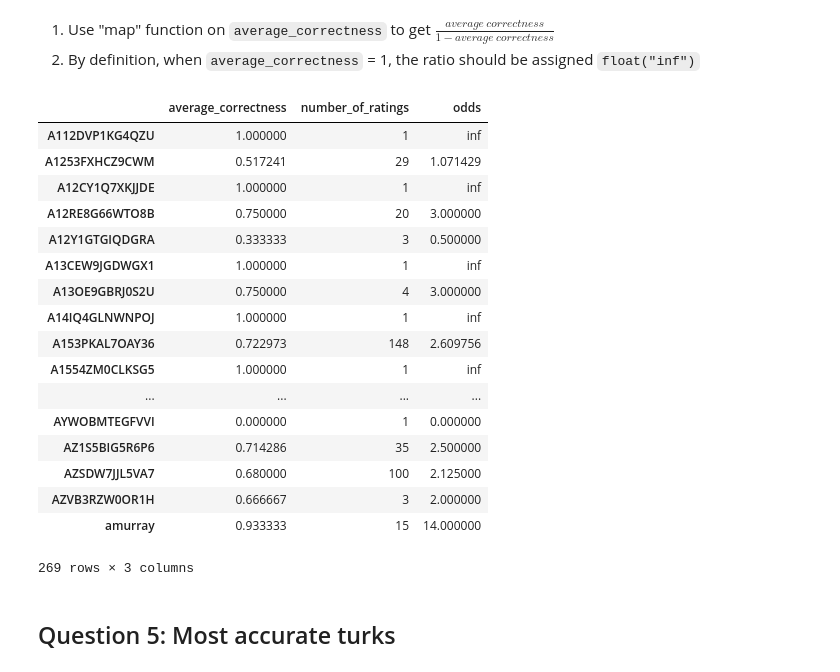
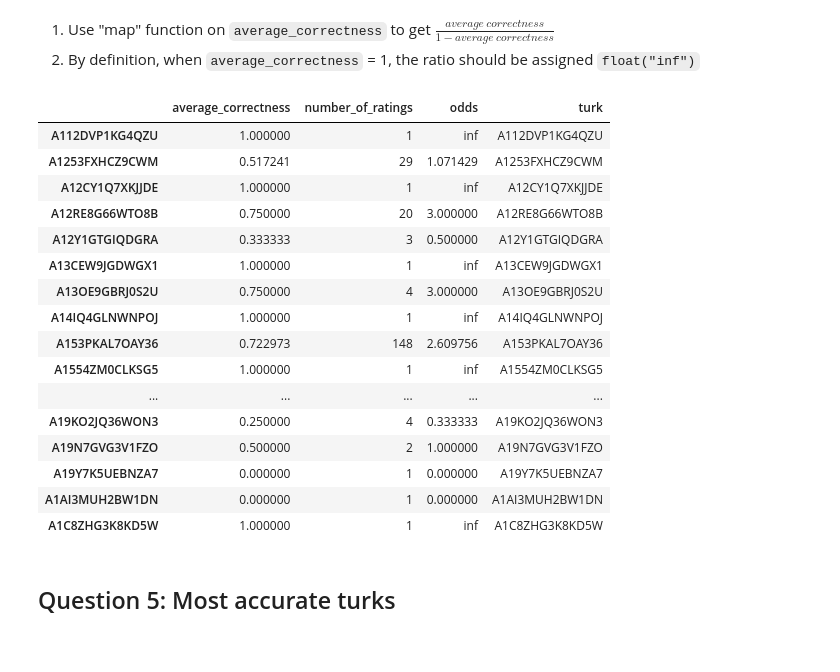
Before and after one commit to jsdelivrbot/git_home, a Jupyter notebook: python/MSBA/HW3/HW3_wenduowang_20160728.ipynb, the cells around one changed output. Cells and saved outputs as stored; diff of their text form; code cells hidden in the pictures.

```diff
--- a/python/MSBA/HW3/HW3_wenduowang_20160728.ipynb
+++ b/python/MSBA/HW3/HW3_wenduowang_20160728.ipynb
@@ -71,26 +71,25 @@ rater_goodness[:10]
 2. By definition, when `average_correctness` = 1, the ratio should be assigned `float("inf")`
 # %%
 rater_goodness["odds"] = rater_goodness["average_correctness"].map(lambda x: x/(1-x) if x < 1 else float("inf"))
-rater_goodness
+rater_goodness[:20]
 # %% [output]
-|  | average_correctness | number_of_ratings | odds |
-| A112DVP1KG4QZU | 1.000000 | 1 | inf |
-| A1253FXHCZ9CWM | 0.517241 | 29 | 1.071429 |
-| A12CY1Q7XKJJDE | 1.000000 | 1 | inf |
-| A12RE8G66WTO8B | 0.750000 | 20 | 3.000000 |
-| A12Y1GTGIQDGRA | 0.333333 | 3 | 0.500000 |
-| A13CEW9JGDWGX1 | 1.000000 | 1 | inf |
-| A13OE9GBRJ0S2U | 0.750000 | 4 | 3.000000 |
-| A14IQ4GLNWNPOJ | 1.000000 | 1 | inf |
-| A153PKAL7OAY36 | 0.722973 | 148 | 2.609756 |
-| A1554ZM0CLKSG5 | 1.000000 | 1 | inf |
-| ... | ... | ... | ... |
-| AYWOBMTEGFVVI | 0.000000 | 1 | 0.000000 |
-| AZ1S5BIG5R6P6 | 0.714286 | 35 | 2.500000 |
-| AZSDW7JJL5VA7 | 0.680000 | 100 | 2.125000 |
-| AZVB3RZW0OR1H | 0.666667 | 3 | 2.000000 |
-| amurray | 0.933333 | 15 | 14.000000 |
+|  | average_correctness | number_of_ratings | odds | turk |
+| A112DVP1KG4QZU | 1.000000 | 1 | inf | A112DVP1KG4QZU |
+| A1253FXHCZ9CWM | 0.517241 | 29 | 1.071429 | A1253FXHCZ9CWM |
+| A12CY1Q7XKJJDE | 1.000000 | 1 | inf | A12CY1Q7XKJJDE |
+| A12RE8G66WTO8B | 0.750000 | 20 | 3.000000 | A12RE8G66WTO8B |
+| A12Y1GTGIQDGRA | 0.333333 | 3 | 0.500000 | A12Y1GTGIQDGRA |
+| A13CEW9JGDWGX1 | 1.000000 | 1 | inf | A13CEW9JGDWGX1 |
+| A13OE9GBRJ0S2U | 0.750000 | 4 | 3.000000 | A13OE9GBRJ0S2U |
+| A14IQ4GLNWNPOJ | 1.000000 | 1 | inf | A14IQ4GLNWNPOJ |
+| A153PKAL7OAY36 | 0.722973 | 148 | 2.609756 | A153PKAL7OAY36 |
+| A1554ZM0CLKSG5 | 1.000000 | 1 | inf | A1554ZM0CLKSG5 |
+| ... | ... | ... | ... | ... |
+| A19KO2JQ36WON3 | 0.250000 | 4 | 0.333333 | A19KO2JQ36WON3 |
+| A19N7GVG3V1FZO | 0.500000 | 2 | 1.000000 | A19N7GVG3V1FZO |
+| A19Y7K5UEBNZA7 | 0.000000 | 1 | 0.000000 | A19Y7K5UEBNZA7 |
+| A1AI3MUH2BW1DN | 0.000000 | 1 | 0.000000 | A1AI3MUH2BW1DN |
+| A1C8ZHG3K8KD5W | 1.000000 | 1 | inf | A1C8ZHG3K8KD5W |
-269 rows × 3 columns
 # %% [markdown]
 ## Question 5: Most accurate turks
 # %% [markdown]
```
Also changed, not shown: parts of 1 cell of this notebook, 13 other files.
